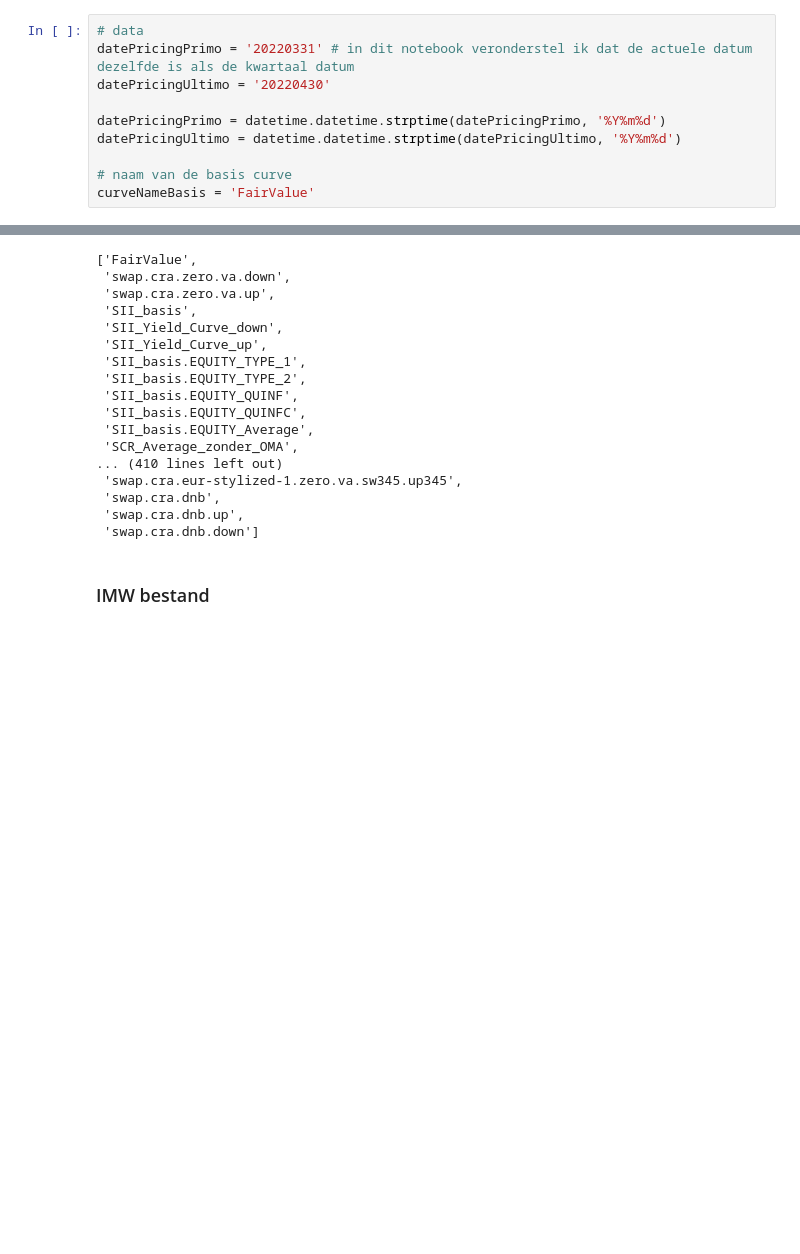
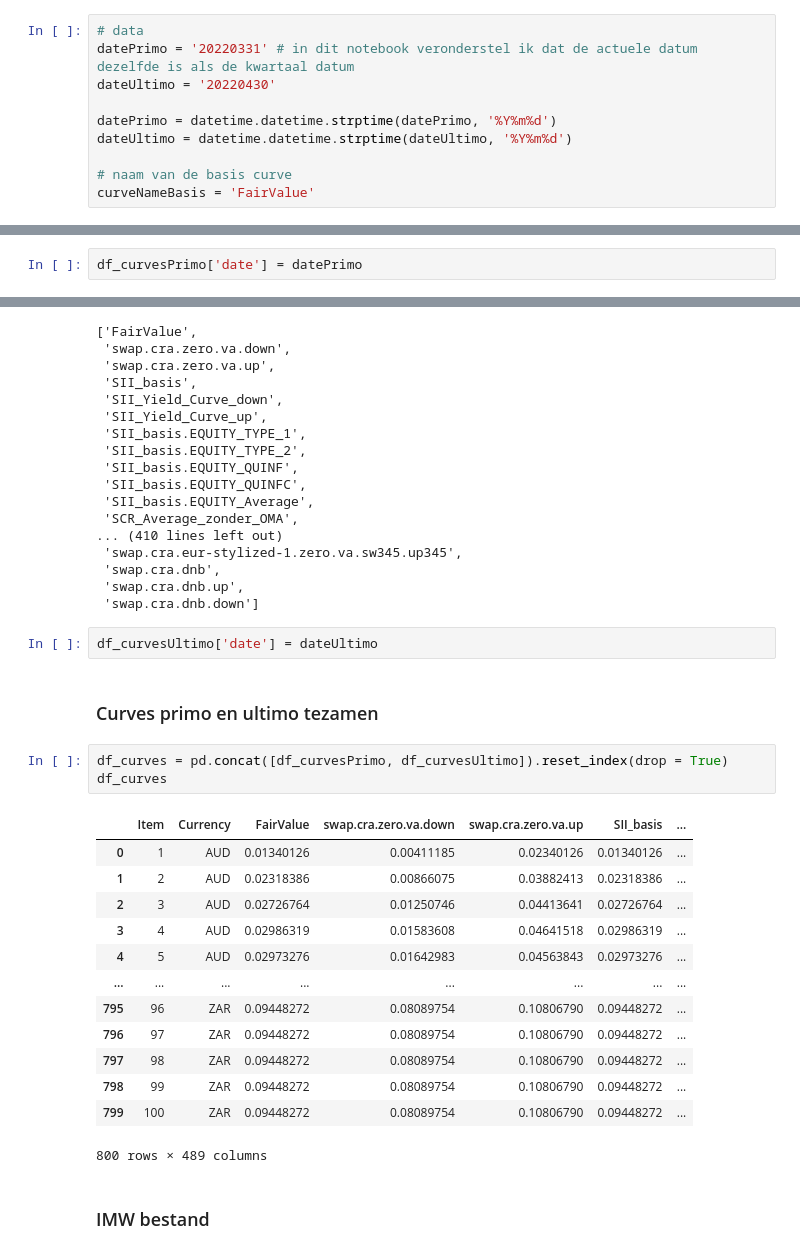
Before and after one commit to OscarDries/TRECS, a Jupyter notebook: bond (IN PROGRESS)/Module bond.ipynb, the cells around one changed output, grey strips where cells are left out. Saved outputs shown, nothing was run; the diff lists cells and outputs as text; blank space fills up the shorter version.

Commit message:
In de module bond is start gemaakt met de pricing van de bond

```diff
--- a/bond (IN PROGRESS)/Module bond.ipynb
+++ b/bond (IN PROGRESS)/Module bond.ipynb
@@ -38,11 +39,11 @@ pd.set_option('display.max_rows', 10)
 ## Initialisatie parameters
 # %%
 # data
-datePricingPrimo = '20220331' # in dit notebook veronderstel ik dat de actuele datum dezelfde is als de kwartaal datum
-datePricingUltimo = '20220430'
+datePrimo = '20220331' # in dit notebook veronderstel ik dat de actuele datum dezelfde is als de kwartaal datum
+dateUltimo = '20220430'
 
-datePricingPrimo = datetime.datetime.strptime(datePricingPrimo, '%Y%m%d')
-datePricingUltimo = datetime.datetime.strptime(datePricingUltimo, '%Y%m%d')
+datePrimo = datetime.datetime.strptime(datePrimo, '%Y%m%d')
+dateUltimo = datetime.datetime.strptime(dateUltimo, '%Y%m%d')
 
 # naam van de basis curve
 curveNameBasis = 'FairValue'
@@ -95,6 +96,8 @@ scenarioNamesPrimo
  'swap.cra.zero.va-ratio50.sw270.up270',
  'swap.cra.zero.va-ratio50.sw270_Currency_Up',
  'swap.cra.zero.va-ratio50.sw270_Currency_Down']
+# %%
+df_curvesPrimo['date'] = datePrimo
 # %% [markdown]
 #### Rentecurves ultimo
 # %%
@@ -139,6 +142,27 @@ scenarioNamesUltimo
  'swap.cra.dnb',
  'swap.cra.dnb.up',
  'swap.cra.dnb.down']
+# %%
+df_curvesUltimo['date'] = dateUltimo
+# %% [markdown]
+### Curves primo en ultimo tezamen
+# %%
+df_curves = pd.concat([df_curvesPrimo, df_curvesUltimo]).reset_index(drop = True)
+df_curves
+# %% [output]
+|  | Item | Currency | FairValue | swap.cra.zero.va.down | swap.cra.zero.va.up | SII_basis | ... |
+| 0 | 1 | AUD | 0.01340126 | 0.00411185 | 0.02340126 | 0.01340126 | ... |
+| 1 | 2 | AUD | 0.02318386 | 0.00866075 | 0.03882413 | 0.02318386 | ... |
+| 2 | 3 | AUD | 0.02726764 | 0.01250746 | 0.04413641 | 0.02726764 | ... |
+| 3 | 4 | AUD | 0.02986319 | 0.01583608 | 0.04641518 | 0.02986319 | ... |
+| 4 | 5 | AUD | 0.02973276 | 0.01642983 | 0.04563843 | 0.02973276 | ... |
+| ... | ... | ... | ... | ... | ... | ... | ... |
+| 795 | 96 | ZAR | 0.09448272 | 0.08089754 | 0.10806790 | 0.09448272 | ... |
+| 796 | 97 | ZAR | 0.09448272 | 0.08089754 | 0.10806790 | 0.09448272 | ... |
+| 797 | 98 | ZAR | 0.09448272 | 0.08089754 | 0.10806790 | 0.09448272 | ... |
+| 798 | 99 | ZAR | 0.09448272 | 0.08089754 | 0.10806790 | 0.09448272 | ... |
+| 799 | 100 | ZAR | 0.09448272 | 0.08089754 | 0.10806790 | 0.09448272 | ... |
+800 rows × 489 columns
 # %% [markdown]
 ### IMW bestand
 # %% [markdown]
```
Also changed, not shown: parts of 23 cells of this notebook, 4 other files.
